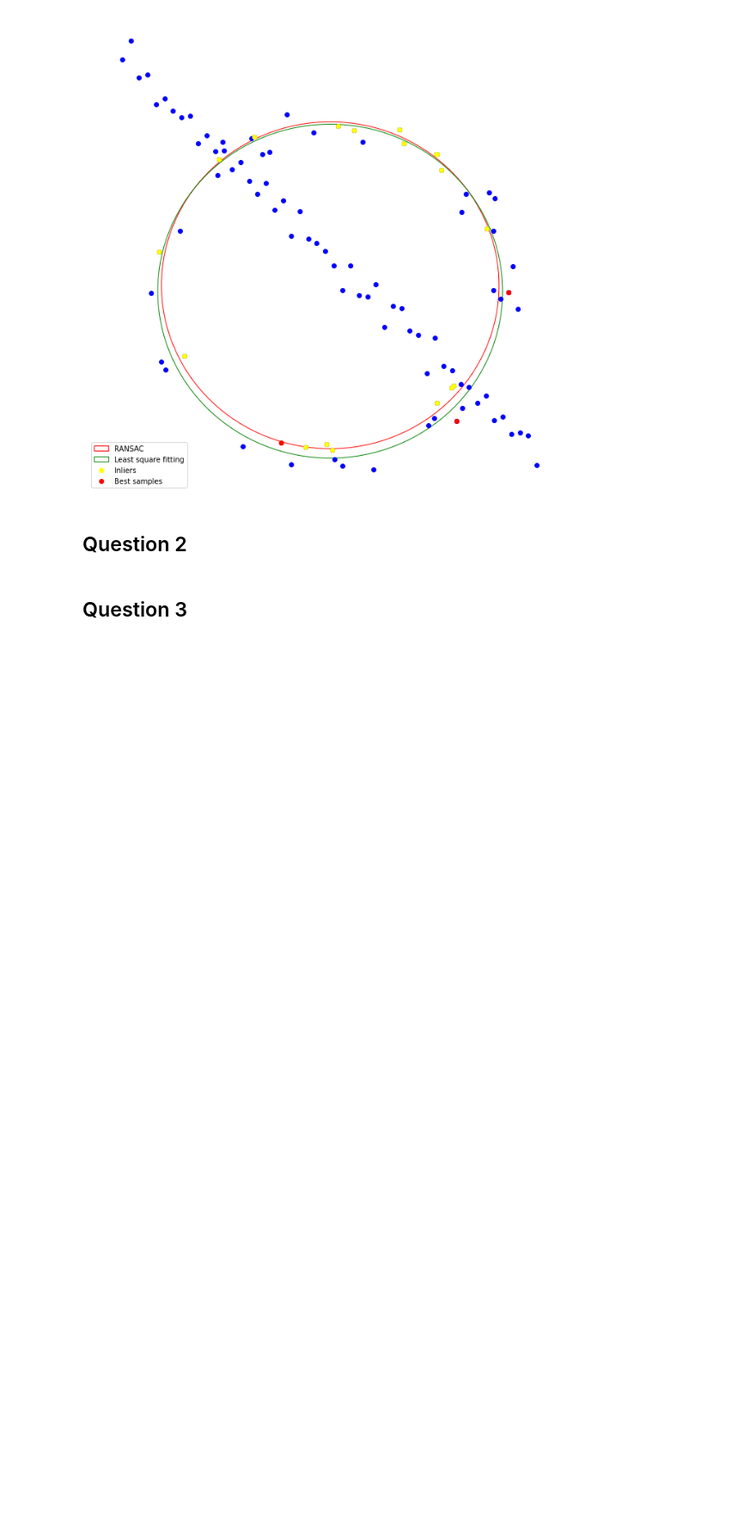
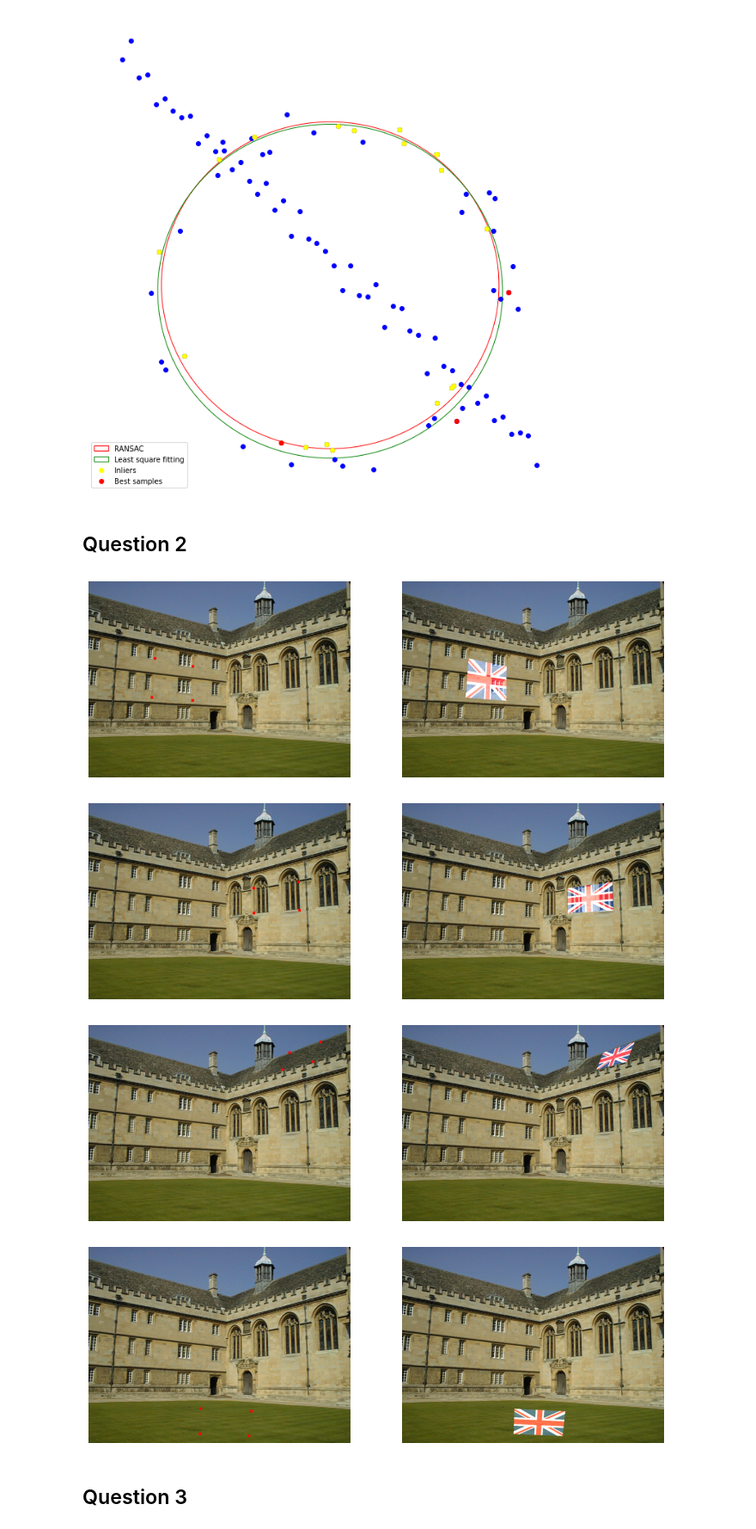
Before and after one commit to GevinduGanganath/EN2550, a Jupyter notebook: Assignment 2/Assignment 2.ipynb, the cells around one changed output. Shown at 86% size. Saved outputs shown, nothing was run; the diff lists cells and outputs as text; code cells hidden in the pictures; blank space fills up the shorter version.

```diff
--- a/Assignment 2/Assignment 2.ipynb
+++ b/Assignment 2/Assignment 2.ipynb
@@ -71,3 +70,9 @@ plt.show()
 [figure]
 # %% [markdown]
 ## Question 2
+# %%
+def mark_points(img, x, y):
+    for i in range(y-5, y+5):
+        for j in range(x-5, x+5):
+            img[i][j] = [0,0,255]
+    return
@@ -74,3 +121,14 @@ plt.show()
+# %%
+img = cv.imread(r"Images\002.jpg", cv.IMREAD_COLOR)
+super_impose(np.copy(img), '21.png')
+super_impose(np.copy(img), '22.png')
+super_impose(np.copy(img), '23.png')
+super_impose(np.copy(img), '24.png')
+# %% [output]
+[figure, added]
+[figure, added]
+[figure, added]
+[figure, added]
 # %% [markdown]
 ## Question 3
 # %%
```
Also changed, not shown: parts of 7 cells of this notebook, 12 other files.
